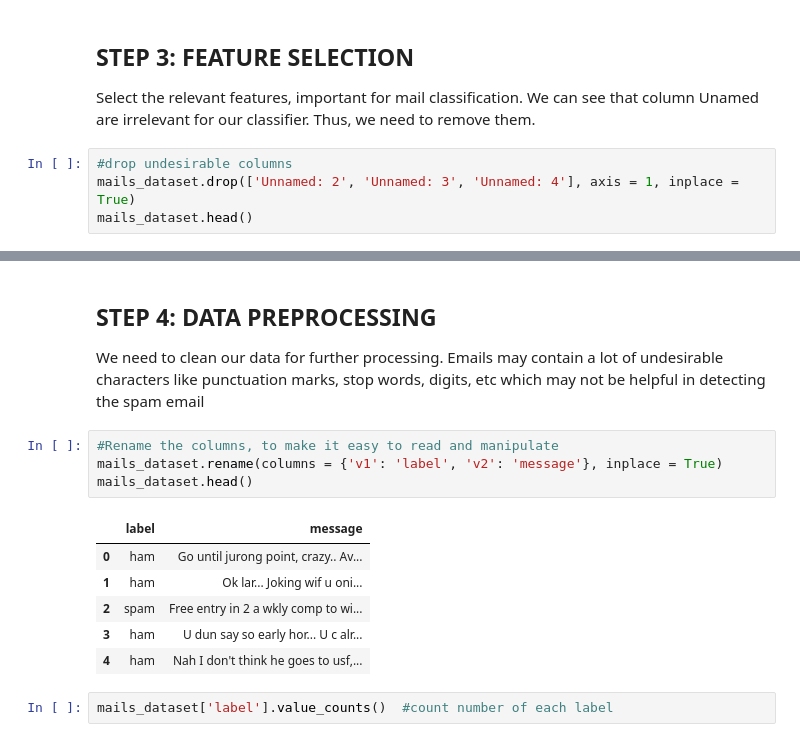
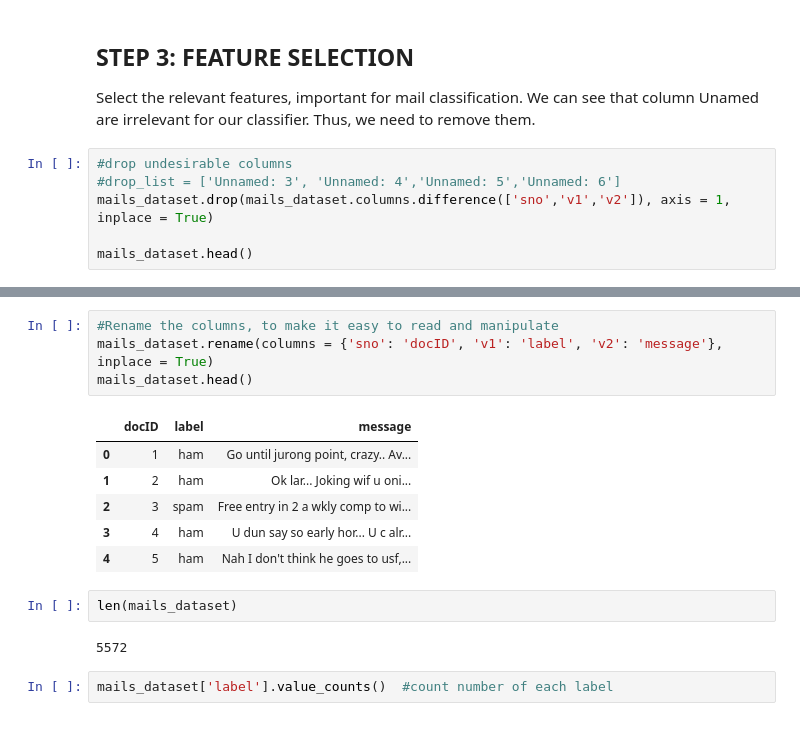
Before and after one commit to meghasundriyal/Mail_Classifier, a Jupyter notebook: Classifier-using-naive-bayes.ipynb, the cells around one changed output, grey strips where cells are left out. Drawn from its saved outputs; the diff is of its cells as text.

```diff
--- a/Classifier-using-naive-bayes.ipynb
+++ b/Classifier-using-naive-bayes.ipynb
@@ -35,6 +33,8 @@ mails_dataset.head()           #show first 5 rows
 Select the relevant features, important for mail classification. We can see that column Unamed are irrelevant for our classifier. Thus, we need to remove them.
 # %%
 #drop undesirable columns
-mails_dataset.drop(['Unnamed: 2', 'Unnamed: 3', 'Unnamed: 4'], axis = 1, inplace = True)
+#drop_list = ['Unnamed: 3', 'Unnamed: 4','Unnamed: 5','Unnamed: 6']
+mails_dataset.drop(mails_dataset.columns.difference(['sno','v1','v2']), axis = 1, inplace = True)
+
 mails_dataset.head()
 # %% [output]
@@ -47,18 +47,18 @@ mails_dataset.head()
-# %% [markdown]
-## STEP 4: DATA PREPROCESSING
-
-We need to clean our data for further processing. Emails may contain a lot of undesirable characters like punctuation marks, stop words, digits, etc which may not be helpful in detecting the spam email
 # %%
 #Rename the columns, to make it easy to read and manipulate
-mails_dataset.rename(columns = {'v1': 'label', 'v2': 'message'}, inplace = True)
+mails_dataset.rename(columns = {'sno': 'docID', 'v1': 'label', 'v2': 'message'}, inplace = True)
 mails_dataset.head()
 # %% [output]
-|  | label | message |
-| 0 | ham | Go until jurong point, crazy.. Av... |
-| 1 | ham | Ok lar... Joking wif u oni... |
-| 2 | spam | Free entry in 2 a wkly comp to wi... |
-| 3 | ham | U dun say so early hor... U c alr... |
-| 4 | ham | Nah I don't think he goes to usf,... |
+|  | docID | label | message |
+| 0 | 1 | ham | Go until jurong point, crazy.. Av... |
+| 1 | 2 | ham | Ok lar... Joking wif u oni... |
+| 2 | 3 | spam | Free entry in 2 a wkly comp to wi... |
+| 3 | 4 | ham | U dun say so early hor... U c alr... |
+| 4 | 5 | ham | Nah I don't think he goes to usf,... |
+# %%
+len(mails_dataset)
+# %% [output]
+5572
 # %%
 mails_dataset['label'].value_counts()  #count number of each label
 # %% [output]
```
Also changed, not shown: parts of 78 cells of this notebook.
